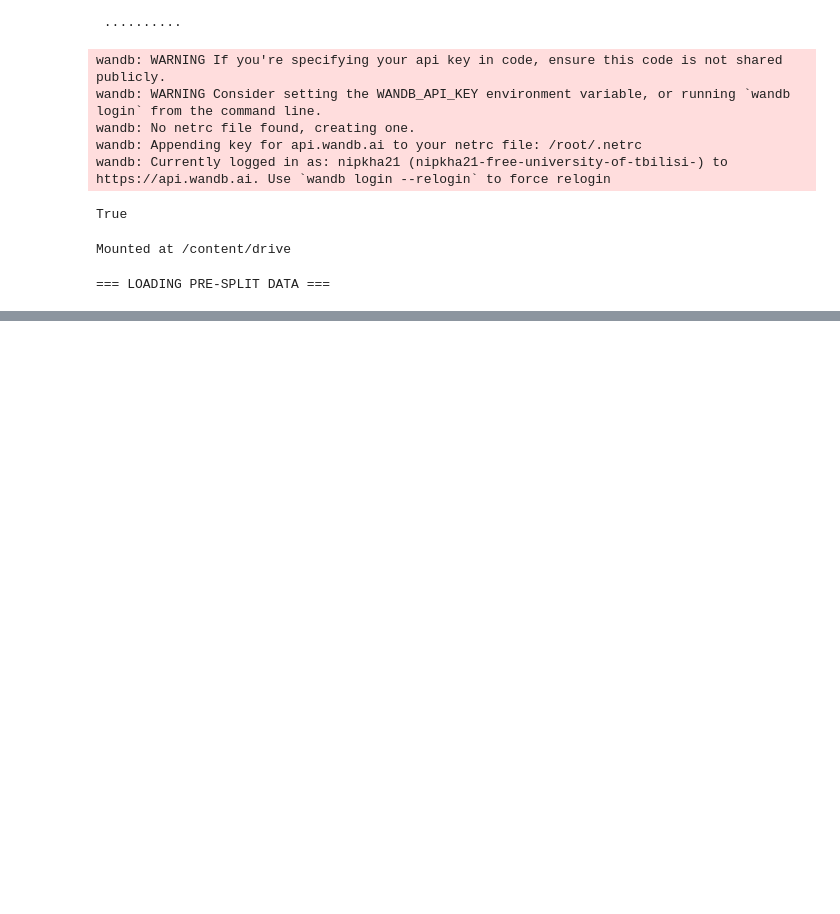
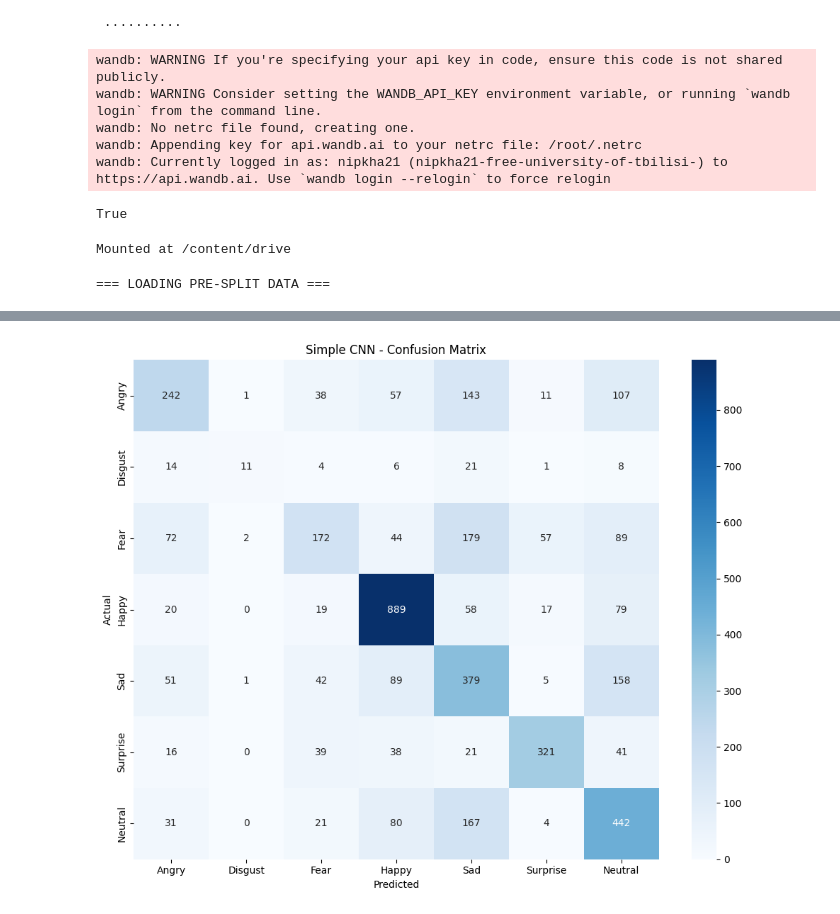
Before and after one commit to p-nika/machine_learning_facial_expressions, a Jupyter notebook: notebooks/simple_cnn.ipynb, the cells around one changed output, grey strips where cells are left out. Cells and saved outputs as stored; diff of their text form; code cells hidden in the pictures; blank space fills up the shorter version.

```diff
--- a/notebooks/simple_cnn.ipynb
+++ b/notebooks/simple_cnn.ipynb
@@ -554,3 +486,5 @@ best_augmentation = 'no_augmentation'  # es iyo itogshi sauketeso agar davrune b
+# %%
+best_augmentation = 'advanced_augmentation' # no_augmentations jobia mainc overfittingis gamo
 # %%
 print("=== CNN ARCHITECTURE COMPARISON ===")
 
@@ -645,0 +858,84 @@ KeyError: 'no_augmentation'
+# %%
+print("=== SIMPLE CNN MODEL ANALYSIS ===")
+
+final_model.eval()
+all_predictions = []
+all_targets = []
+all_probabilities = []
+
+with torch.no_grad():
+    for data, targets in val_loader:
+        data, targets = data.to(device), targets.to(device)
+        outputs = final_model(data)
+        probabilities = torch.softmax(outputs, dim=1)
+        predictions = torch.argmax(outputs, dim=1)
+
+        all_predictions.extend(predictions.cpu().numpy())
+        all_targets.extend(targets.cpu().numpy())
+        all_probabilities.extend(probabilities.cpu().numpy())
+
+all_predictions = np.array(all_predictions)
+all_targets = np.array(all_targets)
+all_probabilities = np.array(all_probabilities)
+
+from sklearn.metrics import accuracy_score, precision_recall_fscore_support, classification_report
+
+accuracy = accuracy_score(all_targets, all_predictions)
+precision, recall, f1, support = precision_recall_fscore_support(all_targets, all_predictions, average=None)
+
+print(f"Final Validation Accuracy: {accuracy:.4f}")
+print(f"Mean F1 Score: {np.mean(f1):.4f}")
+
+class_names = [emotion_map[i] for i in range(7)]
+report = classification_report(all_targets, all_predictions, target_names=class_names)
+print("\nClassification Report:")
+print(report)
+
+cm = confusion_matrix(all_targets, all_predictions)
+plt.figure(figsize=(10, 8))
+sns.heatmap(cm, annot=True, fmt='d', cmap='Blues',
+           xticklabels=class_names, yticklabels=class_names)
+plt.title('Simple CNN - Confusion Matrix')
+plt.xlabel('Predicted')
+plt.ylabel('Actual')
+plt.tight_layout()
+plt.savefig('simple_cnn_confusion_matrix.png', dpi=300, bbox_inches='tight')
+plt.show()
+
+fig, axes = plt.subplots(2, 2, figsize=(15, 10))
+
+axes[0, 0].plot(final_history['train_loss'], label='Train Loss', linewidth=2)
+axes[0, 0].plot(final_history['val_loss'], label='Val Loss', linewidth=2)
+axes[0, 0].set_title('Training and Validation Loss')
+axes[0, 0].set_xlabel('Epoch')
+axes[0, 0].set_ylabel('Loss')
+axes[0, 0].legend()
+axes[0, 0].grid(True, alpha=0.3)
+
+axes[0, 1].plot(final_history['train_acc'], label='Train Acc', linewidth=2)
+axes[0, 1].plot(final_history['val_acc'], label='Val Acc', linewidth=2)
+axes[0, 1].set_title('Training and Validation Accuracy')
+axes[0, 1].set_xlabel('Epoch')
+axes[0, 1].set_ylabel('Accuracy (%)')
+axes[0, 1].legend()
+axes[0, 1].grid(True, alpha=0.3)
+
+axes[1, 0].plot(final_history['learning_rates'], linewidth=2, color='orange')
+axes[1, 0].set_title('Learning Rate Schedule')
+axes[1, 0].set_xlabel('Epoch')
+axes[1, 0].set_ylabel('Learning Rate')
+axes[1, 0].set_yscale('log')
+axes[1, 0].grid(True, alpha=0.3)
+
+loss_gap = np.array(final_history['val_loss']) - np.array(final_history['train_loss'])
+axes[1, 1].plot(loss_gap, linewidth=2, color='red')
+axes[1, 1].axhline(y=0, color='black', linestyle='--', alpha=0.5)
+axes[1, 1].set_title('Overfitting Indicator')
+axes[1, 1].set_xlabel('Epoch')
+axes[1, 1].set_ylabel('Val Loss - Train Loss')
+axes[1, 1].grid(True, alpha=0.3)
+
+plt.tight_layout()
+plt.savefig('simple_cnn_training_analysis.png', dpi=300, bbox_inches='tight')
+plt.show()
+# %% [output]
@@ -645,0 +960 @@ KeyError: 'no_augmentation'
+[figure, added]
```
Also changed, not shown: parts of 10 cells of this notebook.
